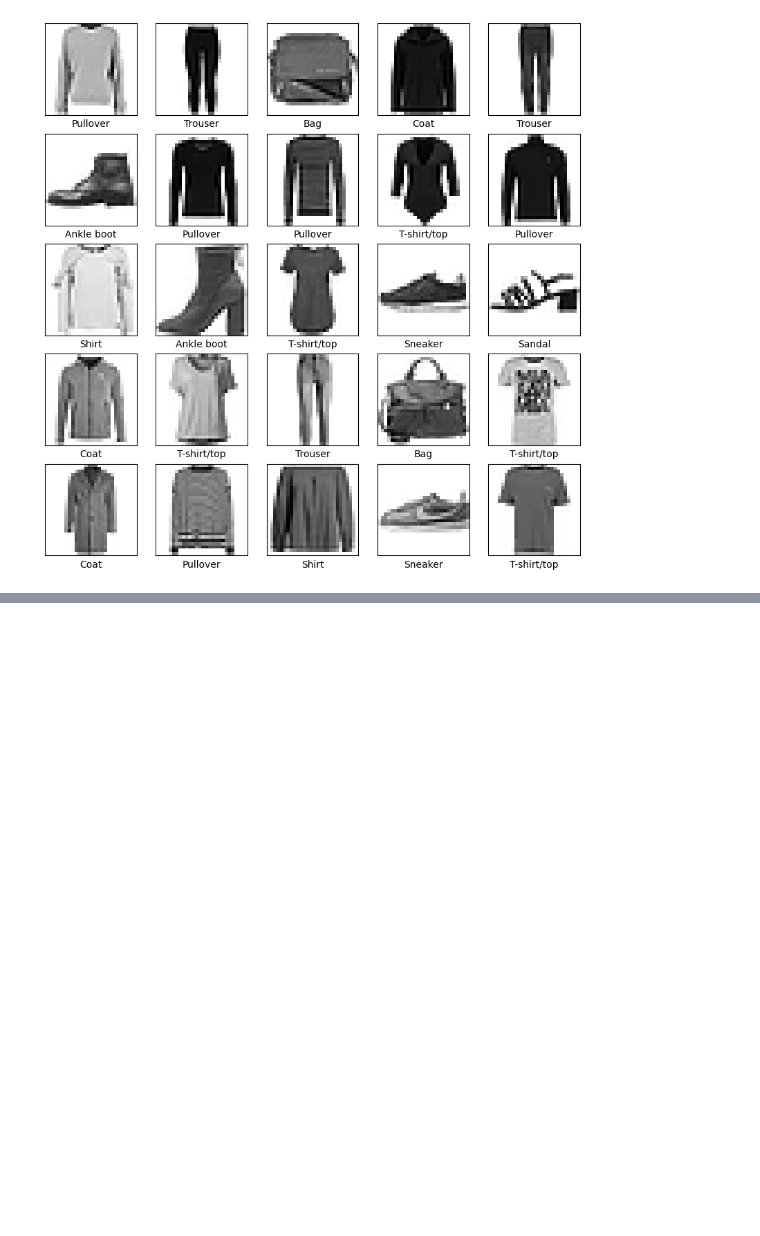
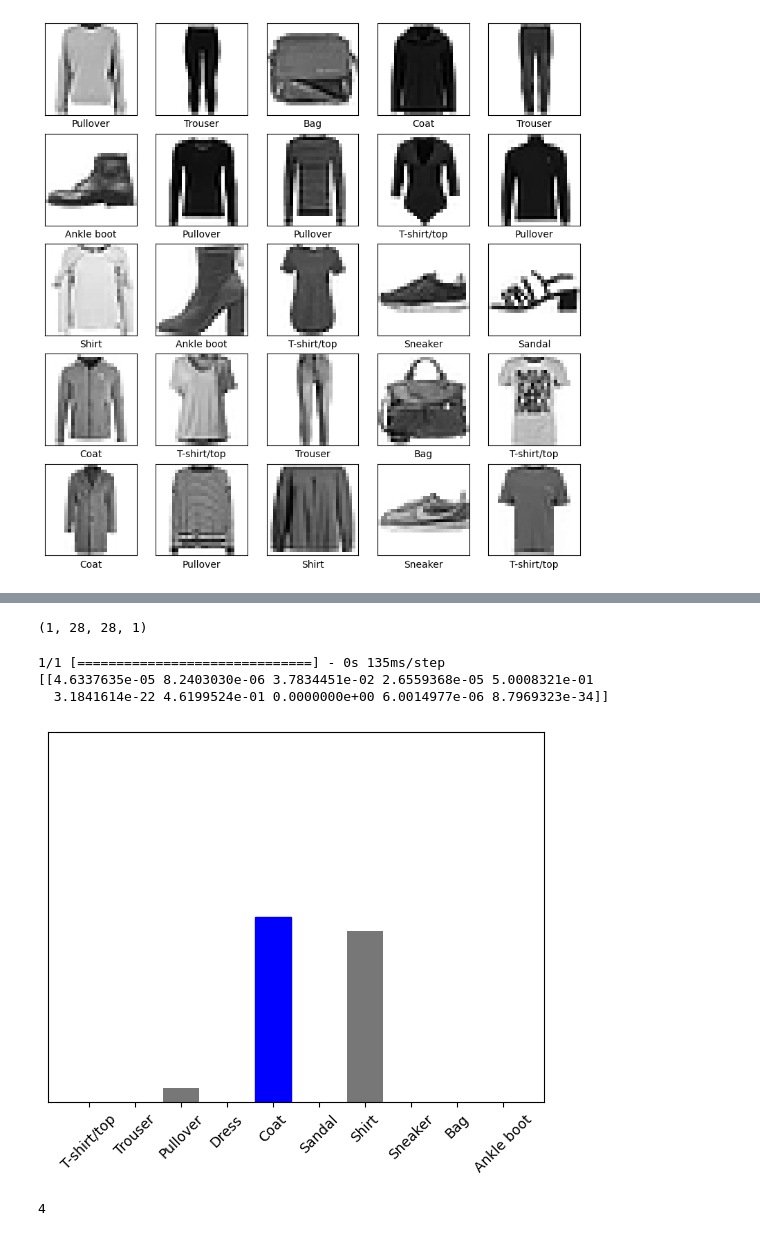
Before and after one commit to YEON2020/to_localtest, a Jupyter notebook: tensorflow_Fashion.ipynb, the cells around one changed output, grey strips where cells are left out. Saved outputs shown, nothing was run; the diff lists cells and outputs as text; code cells hidden in the pictures; blank space fills up the shorter version.

```diff
--- a/tensorflow_Fashion.ipynb
+++ b/tensorflow_Fashion.ipynb
@@ -121,0 +213,23 @@ Accuracy on test dataset: 0.7714999914169312
+# %%
+img = np.array([img])
+
+print(img.shape)
+# %% [output]
+(1, 28, 28, 1)
+# %%
+predictions_single = model.predict(img)
+
+print(predictions_single)
+# %% [output]
+1/1 [==============================] - 0s 135ms/step
+[[4.6337635e-05 8.2403030e-06 3.7834451e-02 2.6559368e-05 5.0008321e-01
+  3.1841614e-22 4.6199524e-01 0.0000000e+00 6.0014977e-06 8.7969323e-34]]
+# %%
+plot_value_array(0, predictions_single, test_labels)
+xy = plt.xticks(range(10), class_names, rotation=45)
+# %% [output]
+[figure, added]
+# %%
+np.argmax(predictions_single[0])
+# %% [output]
+4
```
Also changed, not shown: parts of 12 cells of this notebook.
